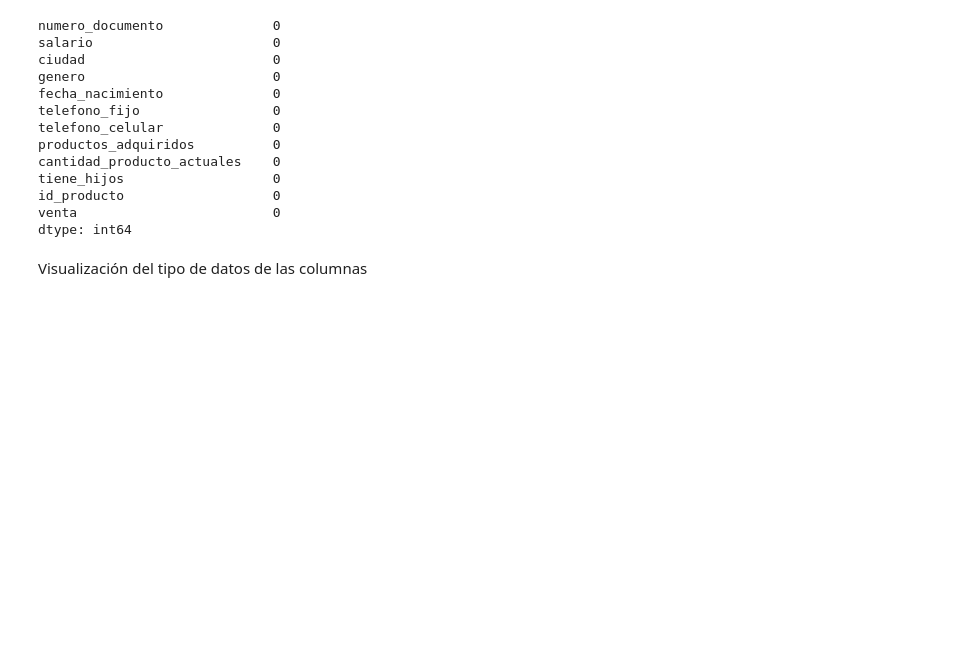
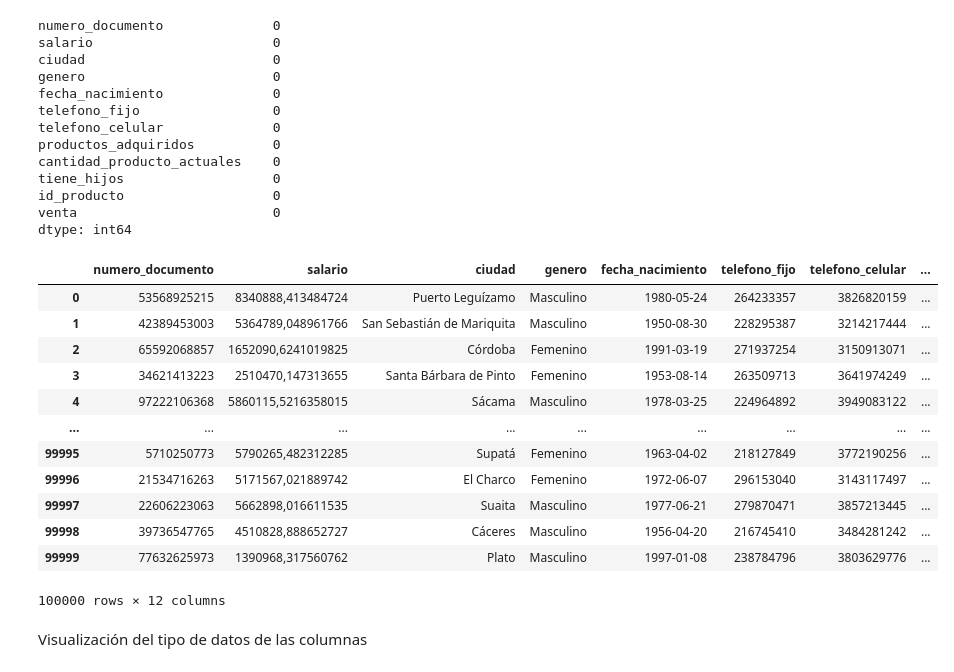
Before and after one commit to cacordobae/An-lisis-de-ventas, a Jupyter notebook: Analisis_ventas.ipynb, the cells around one changed output. Saved outputs shown, nothing was run; the diff lists cells and outputs as text; code cells hidden in the pictures; blank space fills up the shorter version.

```diff
--- a/Analisis_ventas.ipynb
+++ b/Analisis_ventas.ipynb
@@ -135,6 +139,23 @@ tiene_hijos                   0
 id_producto                   0
 venta                         0
 dtype: int64
+# %%
+#Eliminando duplicados
+ventas.drop_duplicates()
+# %% [output]
+|  | numero_documento | salario | ciudad | genero | fecha_nacimiento | telefono_fijo | telefono_celular | ... |
+| 0 | 53568925215 | 8340888,413484724 | Puerto Leguízamo | Masculino | 1980-05-24 | 264233357 | 3826820159 | ... |
+| 1 | 42389453003 | 5364789,048961766 | San Sebastián de Mariquita | Masculino | 1950-08-30 | 228295387 | 3214217444 | ... |
+| 2 | 65592068857 | 1652090,6241019825 | Córdoba | Femenino | 1991-03-19 | 271937254 | 3150913071 | ... |
+| 3 | 34621413223 | 2510470,147313655 | Santa Bárbara de Pinto | Femenino | 1953-08-14 | 263509713 | 3641974249 | ... |
+| 4 | 97222106368 | 5860115,5216358015 | Sácama | Masculino | 1978-03-25 | 224964892 | 3949083122 | ... |
+| ... | ... | ... | ... | ... | ... | ... | ... | ... |
+| 99995 | 5710250773 | 5790265,482312285 | Supatá | Femenino | 1963-04-02 | 218127849 | 3772190256 | ... |
+| 99996 | 21534716263 | 5171567,021889742 | El Charco | Femenino | 1972-06-07 | 296153040 | 3143117497 | ... |
+| 99997 | 22606223063 | 5662898,016611535 | Suaita | Masculino | 1977-06-21 | 279870471 | 3857213445 | ... |
+| 99998 | 39736547765 | 4510828,888652727 | Cáceres | Masculino | 1956-04-20 | 216745410 | 3484281242 | ... |
+| 99999 | 77632625973 | 1390968,317560762 | Plato | Masculino | 1997-01-08 | 238784796 | 3803629776 | ... |
+100000 rows × 12 columns
 # %% [markdown]
 Visualización del tipo de datos de las columnas
 # %%
```
Also changed, not shown: parts of 58 cells of this notebook.
